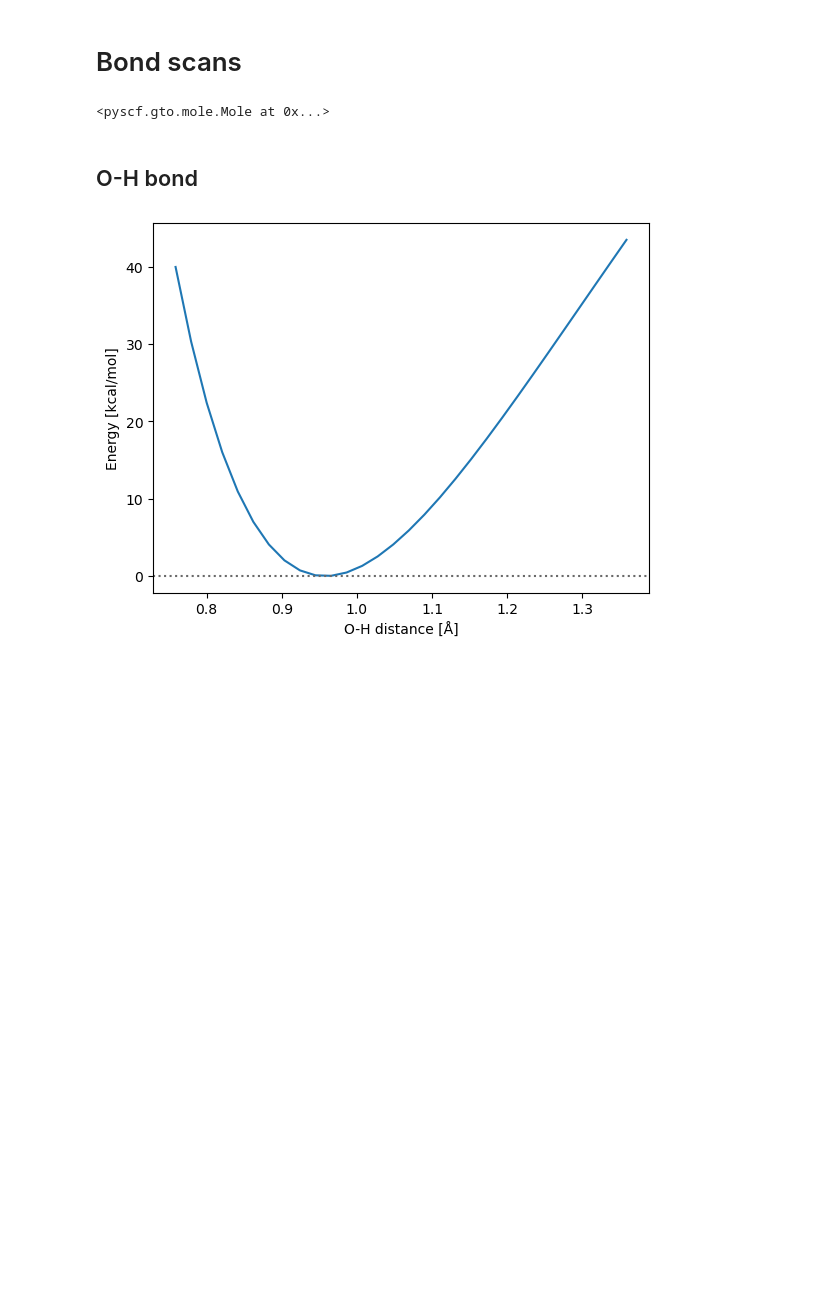
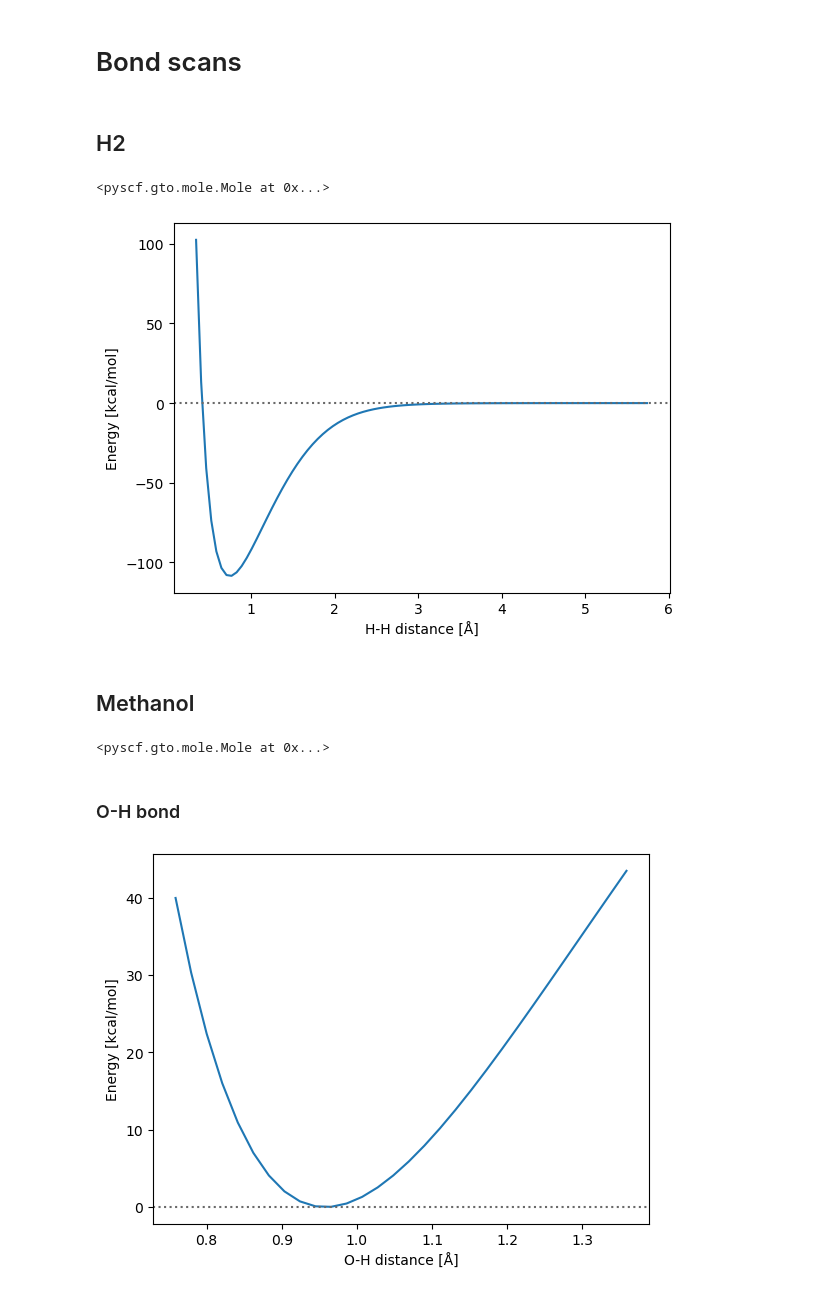
Before and after one commit to oasci-bc/cadd, a Jupyter notebook: docs/appendices/qc-data/bonds/index.ipynb, the cells around one changed output. Saved outputs shown, nothing was run; the diff lists cells and outputs as text; code cells hidden in the pictures; blank space fills up the shorter version.

Commit message:
Update qc data

```diff
--- a/docs/appendices/meoh-data/bonds/index.ipynb
+++ b/docs/appendices/qc-data/bonds/index.ipynb
@@ -8,6 +8,57 @@ from pyscf import gto, scf, mp
 import py3Dmol
 # %%
 HARTREE2KCALMOL = 627.5094737775374055927342256
+# %% [markdown]
+## H2
+# %%
+def get_h2_string(r=0.72):
+    atom_string = f"""
+    H
+    H  1  {r}
+    """
+    return atom_string
+# %%
+mol_h2 = gto.Mole()
+mol_h2.atom = get_h2_string()
+mol_h2.unit = "Angstrom"
+mol_h2.basis = "aug-cc-pvtz"
+mol_h2.charge = 0
+mol_h2.spin = 0
+mol_h2.verbose = 1
+
+mol_h2.build()
+# %% [output]
+<pyscf.gto.mole.Mole at 0x...>
+# %%
+r_h2_eq = 0.74
+r_h2_scan = np.linspace(r_h2_eq - 0.4, r_h2_eq + 5, num=90)
+r_h2_energies = np.empty(r_h2_scan.shape)
+
+for i, r_h2 in enumerate(r_h2_scan):
+    mol_h2.atom = get_h2_string(r=r_h2)
+    mol_h2.build()
+    mf = scf.RHF(mol_h2)
+    mf.conv_tol = 1e-12
+    mf.run()
+    mycc = ci.CISD(mf)
+    mycc.run()
+    r_h2_energies[i] = mycc.e_tot
+
+# Convert to kcal/mol and normalize from farthest
+r_h2_energies *= HARTREE2KCALMOL
+r_h2_energies -= r_h2_energies[-1]
+
+plt.plot(r_h2_scan, r_h2_energies)
+plt.xlabel("H-H distance [Å]")
+plt.ylabel("Energy [kcal/mol]")
+plt.axhline(y=0, color="dimgrey", linestyle=":")
+
+df = pd.DataFrame({"r": r_h2_scan, "e": r_h2_energies})
+df.to_csv("h2-scan.csv", index=False)
+# %% [output]
+[figure, added]
+# %% [markdown]
+## Methanol
 # %%
 def get_atom_string(
     r_ch=1.0823, r_co=1.4144, r_oh=0.9578, a_och=106.79, a_coh=107.59, d_hcoh=180.00
@@ -32,7 +83,7 @@ mol.build()
 # %% [output]
 <pyscf.gto.mole.Mole at 0x...>
 # %% [markdown]
-## O-H bond
+### O-H bond
 # %%
 r_oh_eq = 0.9587
 r_oh_scan = np.linspace(r_oh_eq - 0.2, r_oh_eq + 0.4, num=30)
```
Also changed, not shown: parts of 3 cells of this notebook, 17 other files.
